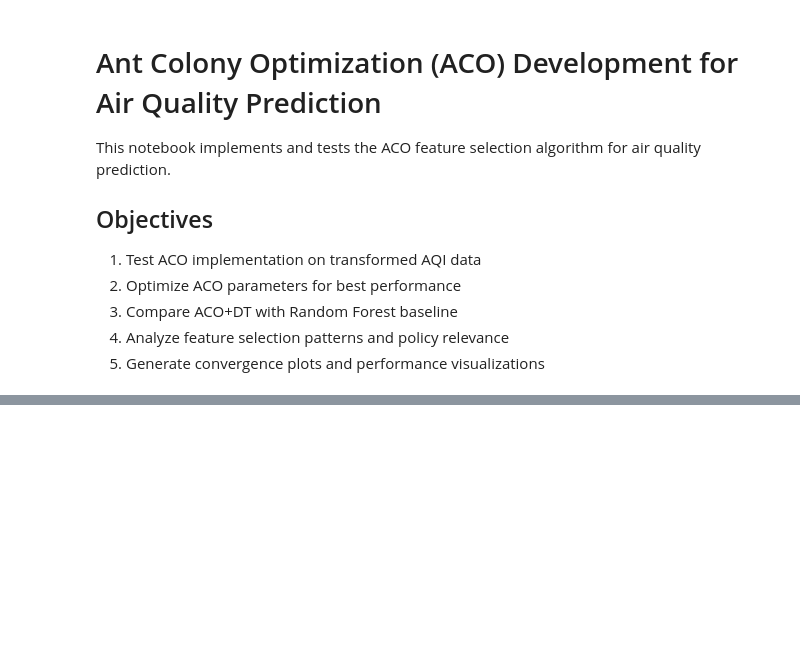
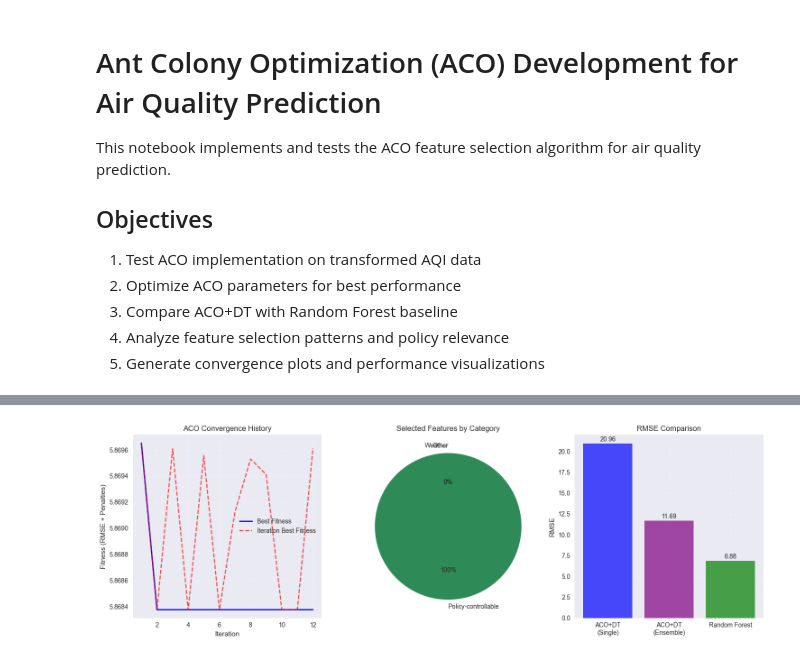
Before and after one commit to nandana-das/AirqualityPrediction, a Jupyter notebook: air_quality_prediction/notebooks/02_aco_development.ipynb, the cells around one changed output, grey strips where cells are left out. Drawn from its saved outputs; the diff is of its cells as text; code cells hidden in the pictures; blank space fills up the shorter version.

```diff
--- a/air_quality_prediction/notebooks/02_aco_development.ipynb
+++ b/air_quality_prediction/notebooks/02_aco_development.ipynb
@@ -46,0 +396,94 @@ print("ACO development libraries imported successfully")
+# %%
+# Create Visualizations
+print("Creating visualizations...")
+
+# Create ACO convergence visualization
+plt.figure(figsize=(15, 5))
+
+# Plot 1: Convergence history
+plt.subplot(1, 3, 1)
+iterations = [h['iteration'] for h in convergence_history]
+best_fitness = [h['best_fitness'] for h in convergence_history]
+iteration_fitness = [h['iteration_fitness'] for h in convergence_history]
+
+plt.plot(iterations, best_fitness, 'b-', linewidth=2, label='Best Fitness')
+plt.plot(iterations, iteration_fitness, 'r--', alpha=0.7, label='Iteration Best Fitness')
+plt.xlabel('Iteration')
+plt.ylabel('Fitness (RMSE + Penalties)')
+plt.title('ACO Convergence History')
+plt.legend()
+plt.grid(True, alpha=0.3)
+
+# Plot 2: Feature selection comparison
+plt.subplot(1, 3, 2)
+feature_counts = {
+    'Policy-controllable': sum(1 for f in best_features if any(pollutant in f for pollutant in aco_optimizer.policy_controllable)),
+    'Weather': sum(1 for f in best_features if any(weather in f.lower() for weather in ['temperature', 'humidity', 'wind', 'pressure'])),
+    'Other': len(best_features) - sum(1 for f in best_features if any(pollutant in f for pollutant in aco_optimizer.policy_controllable)) - sum(1 for f in best_features if any(weather in f.lower() for weather in ['temperature', 'humidity', 'wind', 'pressure']))
+}
+
+colors = ['#2E8B57', '#FF6B6B', '#4ECDC4']
+plt.pie(feature_counts.values(), labels=feature_counts.keys(), autopct='%1.0f%%',
+        colors=colors, startangle=90)
+plt.title('Selected Features by Category')
+
+# Plot 3: RMSE Comparison
+plt.subplot(1, 3, 3)
+models = ['ACO+DT\n(Single)', 'ACO+DT\n(Ensemble)', 'Random Forest']
+rmse_values = [rmse_dt, rmse_dt_ens, rmse_rf]
+colors = ['blue', 'purple', 'green']
+bars = plt.bar(models, rmse_values, color=colors, alpha=0.7)
+plt.ylabel('RMSE')
+plt.title('RMSE Comparison')
+plt.grid(True, alpha=0.3)
+
+# Add value labels on bars
+for bar, value in zip(bars, rmse_values):
+    plt.text(bar.get_x() + bar.get_width()/2, bar.get_height() + 0.1,
+             f'{value:.2f}', ha='center', va='bottom')
+
+plt.tight_layout()
+
+# Create results directory if it doesn't exist
+os.makedirs('../results/plots', exist_ok=True)
+plt.savefig('../results/plots/aco_analysis.png', dpi=300, bbox_inches='tight')
+plt.show()
+
+print("ACO analysis plot saved to ../results/plots/aco_analysis.png")
+
+# Create prediction comparison visualization
+plt.figure(figsize=(15, 5))
+
+# Plot 1: Prediction vs Actual (ACO+DT Single)
+plt.subplot(1, 3, 1)
+plt.scatter(y_test, y_pred_dt_aco, alpha=0.6, color='blue')
+plt.plot([y_test.min(), y_test.max()], [y_test.min(), y_test.max()], 'r--', lw=2)
+plt.xlabel('Actual AQI')
+plt.ylabel('Predicted AQI')
+plt.title(f'ACO+DT (Single)\\nR² = {r2_dt:.4f}')
+plt.grid(True, alpha=0.3)
+
+# Plot 2: Prediction vs Actual (ACO+DT Ensemble)
+plt.subplot(1, 3, 2)
+plt.scatter(y_test, y_pred_dt_aco_ensemble, alpha=0.6, color='purple')
+plt.plot([y_test.min(), y_test.max()], [y_test.min(), y_test.max()], 'r--', lw=2)
+plt.xlabel('Actual AQI')
+plt.ylabel('Predicted AQI')
+plt.title(f'ACO+DT (Ensemble)\\nR² = {r2_dt_ens:.4f}')
+plt.grid(True, alpha=0.3)
+
+# Plot 3: Prediction vs Actual (Random Forest)
+plt.subplot(1, 3, 3)
+plt.scatter(y_test, y_pred_rf, alpha=0.6, color='green')
+plt.plot([y_test.min(), y_test.max()], [y_test.min(), y_test.max()], 'r--', lw=2)
+plt.xlabel('Actual AQI')
+plt.ylabel('Predicted AQI')
+plt.title(f'Random Forest (Baseline)\\nR² = {r2_rf:.4f}')
+plt.grid(True, alpha=0.3)
+
+plt.tight_layout()
+plt.savefig('../results/plots/prediction_comparison.png', dpi=300, bbox_inches='tight')
+plt.show()
+
+print("Prediction comparison plots saved to ../results/plots/prediction_comparison.png")
+# %% [output]
@@ -46,0 +491 @@ print("ACO development libraries imported successfully")
+[figure, added]
```
Also changed, not shown: parts of 6 cells of this notebook, 20 other files.
